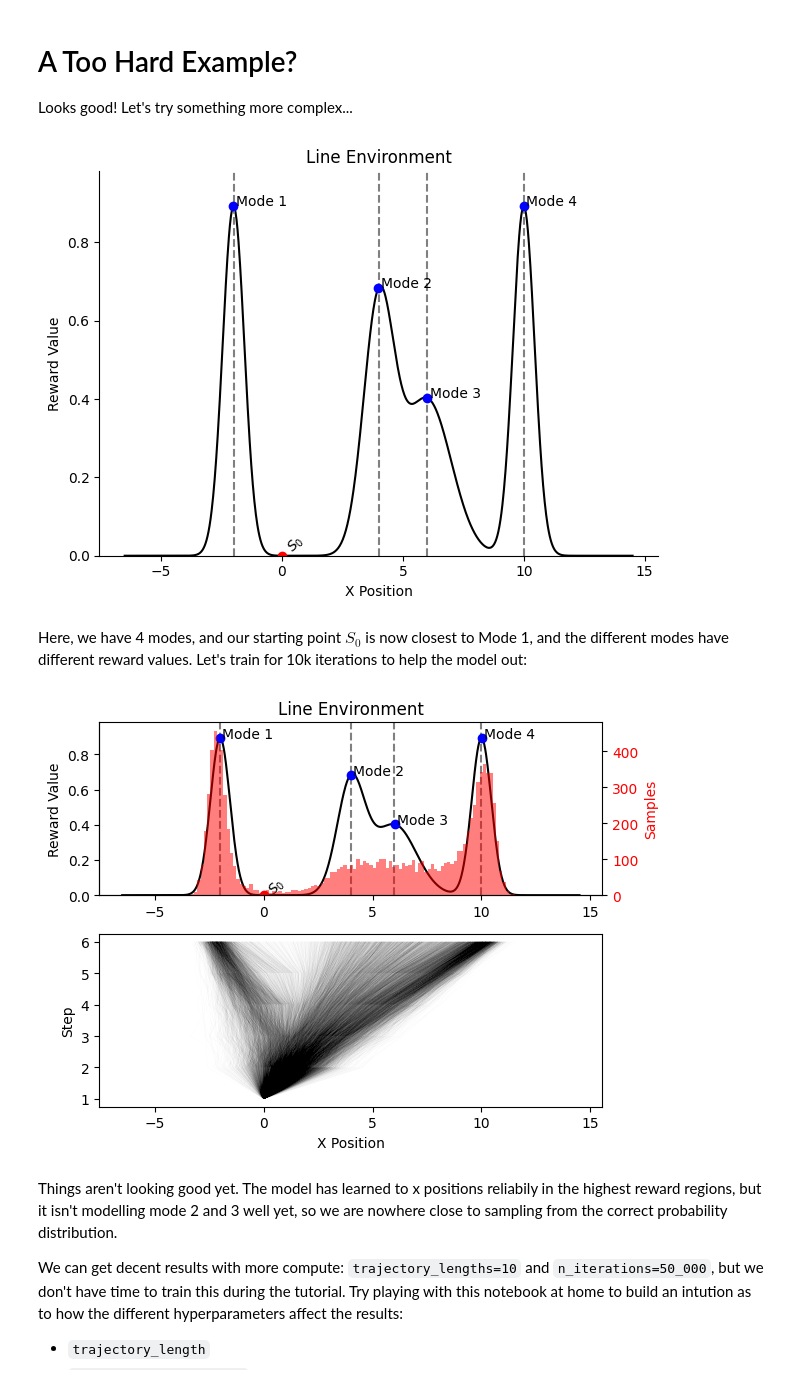
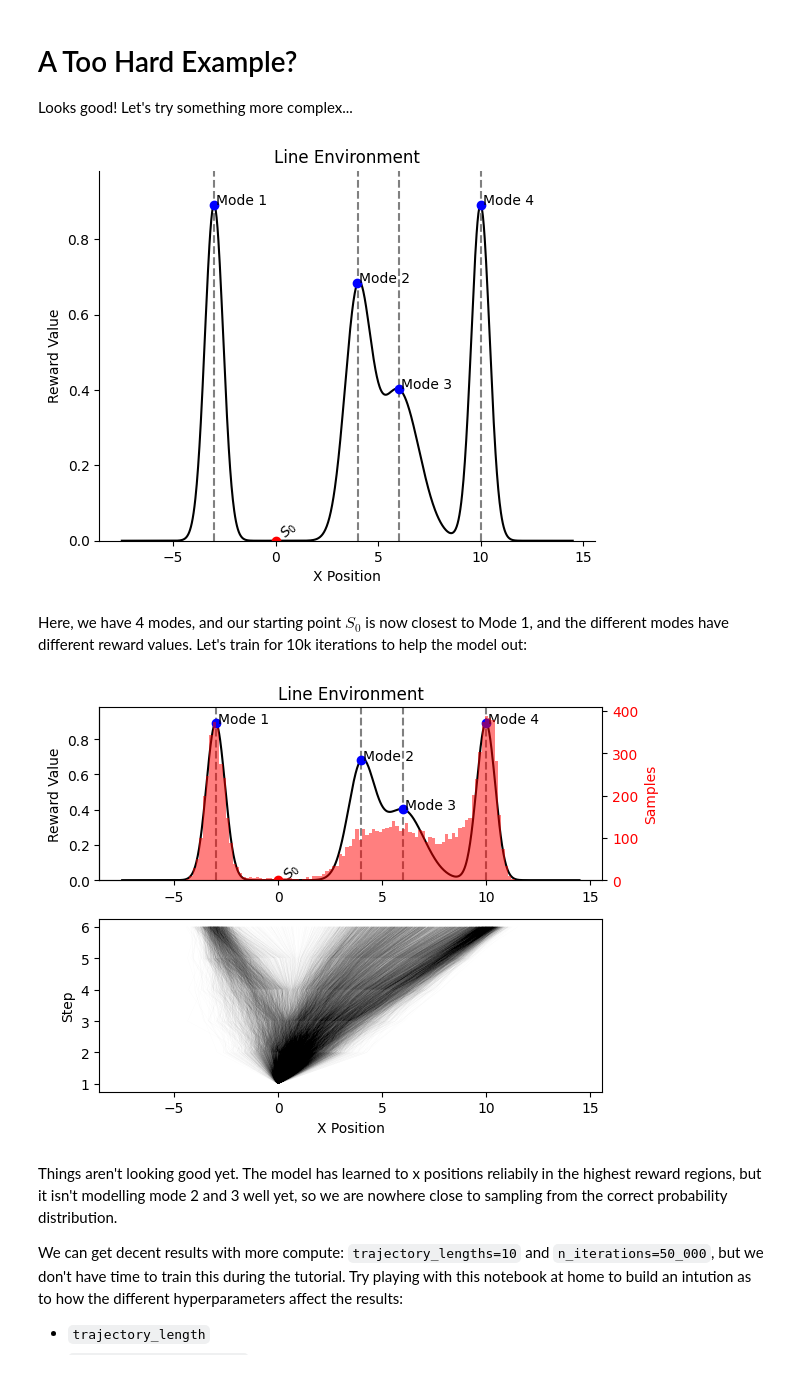
Before and after one commit to GFNOrg/torchgfn, a Jupyter notebook: tutorials/notebooks/intro_gfn_continuous_line_simple.ipynb, the cells around one changed output. Saved outputs shown, nothing was run; the diff lists cells and outputs as text; code cells hidden in the pictures.

```diff
--- a/tutorials/notebooks/intro_gfn_continuous_line_simple.ipynb
+++ b/tutorials/notebooks/intro_gfn_continuous_line_simple.ipynb
@@ -28,7 +28,7 @@ def seed_all(seed):
     torch.manual_seed(seed)
 
 
-def render(reward, trajectory=None):
+def render(reward, trajectory=None, tight=True):
     """Renders the reward distribution over the 1D env."""
     x = np.linspace(
         min(reward.mus) - reward.n_sd * max(reward.sigmas),
@@ -96,7 +96,8 @@ def render(reward, trajectory=None):
     else:
         axs[0].set_xlabel("X Position")
 
-    fig.tight_layout()
+    if tight:
+        fig.tight_layout()
     plt.show()
 
 
@@ -576,14 +577,14 @@ render(env, trajectories)
 Looks good! Let's try something more complex...
 # %%
 env = LineEnvironment(
-    mus=[-2, 4, 6, 10],
+    mus=[-3, 4, 6, 10],
     variances=[0.2, 0.4, 1, 0.2],
     n_sd=4.5,
     init_value=0
 )
-render(env)
+render(env, tight=False)
 # %% [output]
-[figure, old version]
+[figure, new version]
 # %% [markdown]
 Here, we have 4 modes, and our starting point $S_0$ is now closest to Mode 1, and the different modes have different reward values. Let's train for 10k iterations to help the model out:
 # %%
@@ -606,7 +607,7 @@ forward_model, backward_model, logZ = train_with_exploration(
 trajectories = inference(trajectory_length, forward_model, env)
 render(env, trajectories)
 # %% [output]
-[figure, old version]
+[figure, new version]
 # %% [markdown]
 Things aren't looking good yet. The model has learned to x positions reliabily in the highest reward regions, but it isn't modelling mode 2 and 3 well yet, so we are nowhere close to sampling from the correct probability distribution.
 
```
Also changed, not shown: parts of 2 cells of this notebook.
